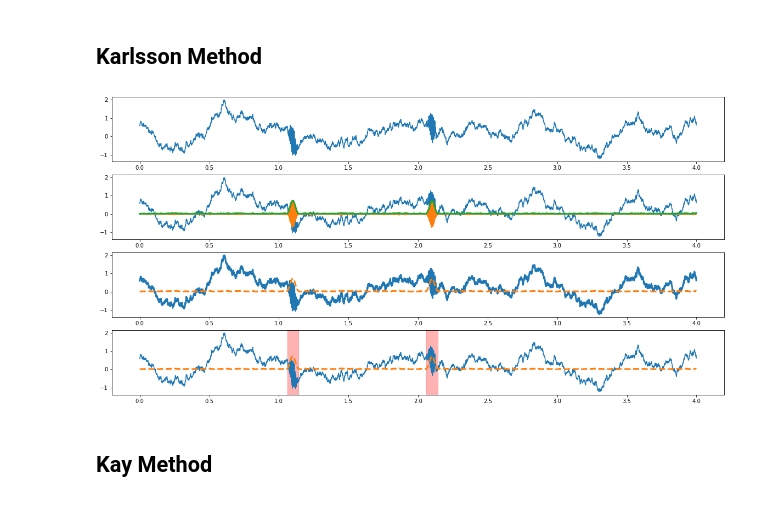
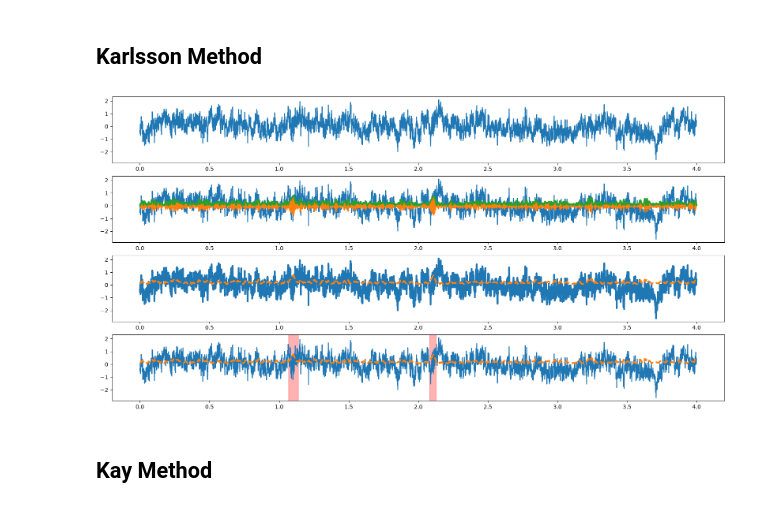
Before and after one commit to Eden-Kramer-Lab/ripple_detection, a Jupyter notebook: examples/test_individual_algorithm_components.ipynb, the cells around one changed output. Drawn from its saved outputs; the diff is of its cells as text; code cells hidden in the pictures.

```diff
--- a/examples/test_individual_algorithm_components.ipynb
+++ b/examples/test_individual_algorithm_components.ipynb
@@ -10,6 +10,6 @@ from ripple_detection.simulate import simulate_LFP, simulate_time
 SAMPLING_FREQUENCY = 1500
 n_samples = SAMPLING_FREQUENCY * 4
 time = simulate_time(n_samples, SAMPLING_FREQUENCY)
-lfp = simulate_LFP(time, [1.1, 2.1], noise_amplitude=1.2, ripple_amplitude=1.5)[
+lfp = simulate_LFP(time, [1.1, 2.1], noise_amplitude=1.2, ripple_amplitude=1.5, rng=0)[
     :, np.newaxis
 ]
@@ -57,41 +57,44 @@ axes[2].axvline(260, color="orange", linestyle="--")
 # %% [markdown]
 ## Karlsson Method
 # %%
-from ripple_detection.core import (
+from ripple_detection import (
     filter_ripple_band,
     gaussian_smooth,
     get_envelope,
+    normalize_signal,
     threshold_by_zscore,
 )
 
 smoothing_sigma = 0.004
 minimum_duration = 0.015
 zscore_threshold = 3
 
 is_nan = np.isnan(lfp)
 filtered_lfp = filter_ripple_band(lfp, SAMPLING_FREQUENCY)
 envelope = get_envelope(filtered_lfp)
 smoothed_envelope = gaussian_smooth(
     envelope, sigma=smoothing_sigma, sampling_frequency=SAMPLING_FREQUENCY
 )
 
+# threshold_by_zscore takes a z-scored trace: the threshold is in standard deviations
+zscored_envelope = normalize_signal(smoothed_envelope.squeeze())
 lfp_ripple_times = threshold_by_zscore(
-    smoothed_envelope.squeeze(), time, minimum_duration, zscore_threshold
+    zscored_envelope, time, minimum_duration, zscore_threshold
 )
 
 fig, ax = plt.subplots(4, 1, figsize=(20, 10))
 ax[0].plot(time, lfp)
 ax[1].plot(time, lfp)
 ax[1].plot(time, filtered_lfp)
 ax[1].plot(time, envelope, linewidth=3)
 ax[2].plot(time, lfp, linewidth=3)
 ax[2].plot(time, smoothed_envelope, linestyle="--", linewidth=3)
 ax[3].plot(time, lfp)
 ax[3].plot(time, smoothed_envelope, linestyle="--", linewidth=3)
 for start_time, end_time in lfp_ripple_times:
     ax[3].axvspan(start_time, end_time, alpha=0.3, color="red")
 # %% [output]
-[figure, old version]
+[figure, new version]
 # %% [markdown]
 ## Kay Method
 # %%
```
Also changed, not shown: parts of 4 cells of this notebook, 2 other files.
